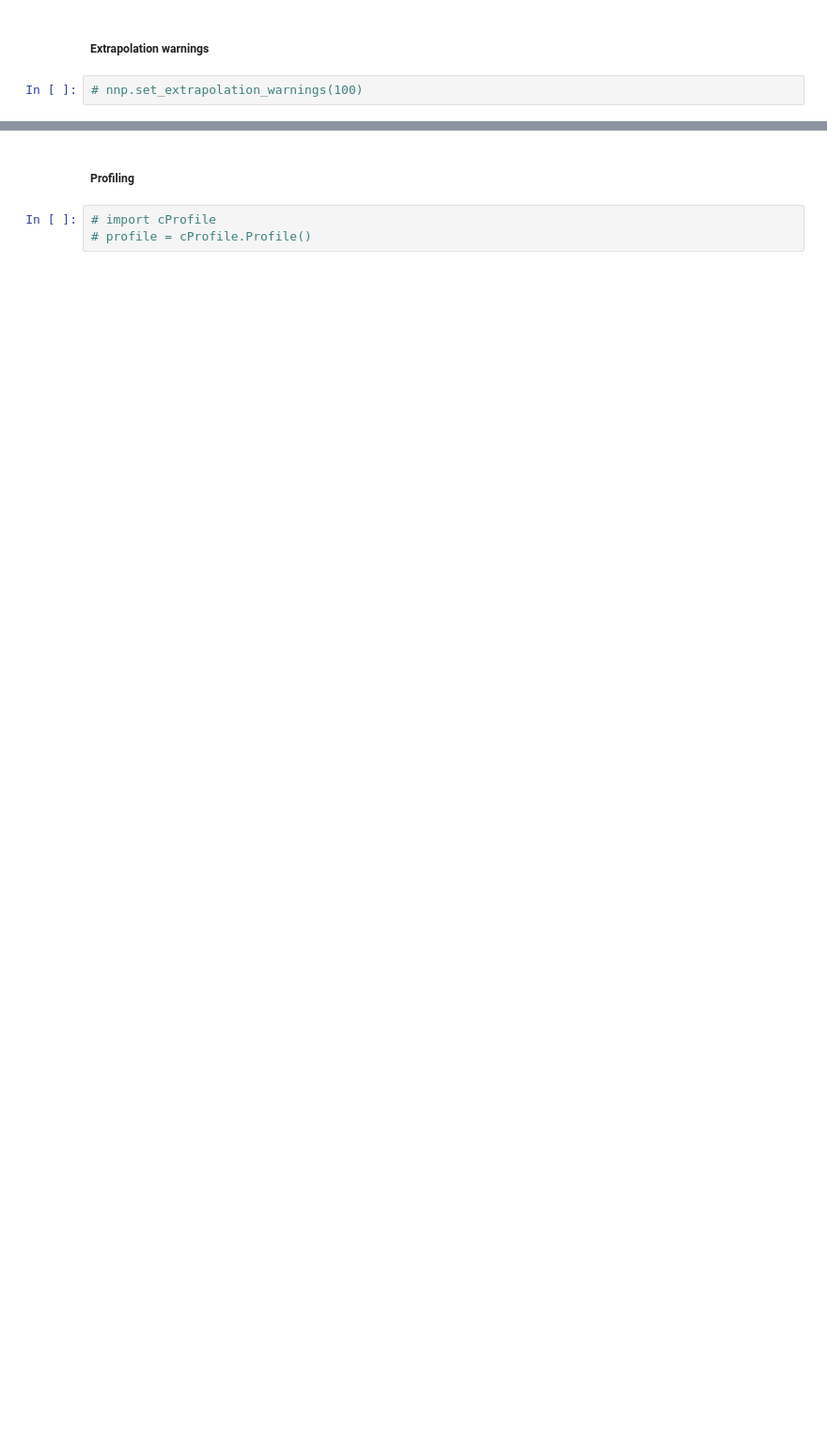
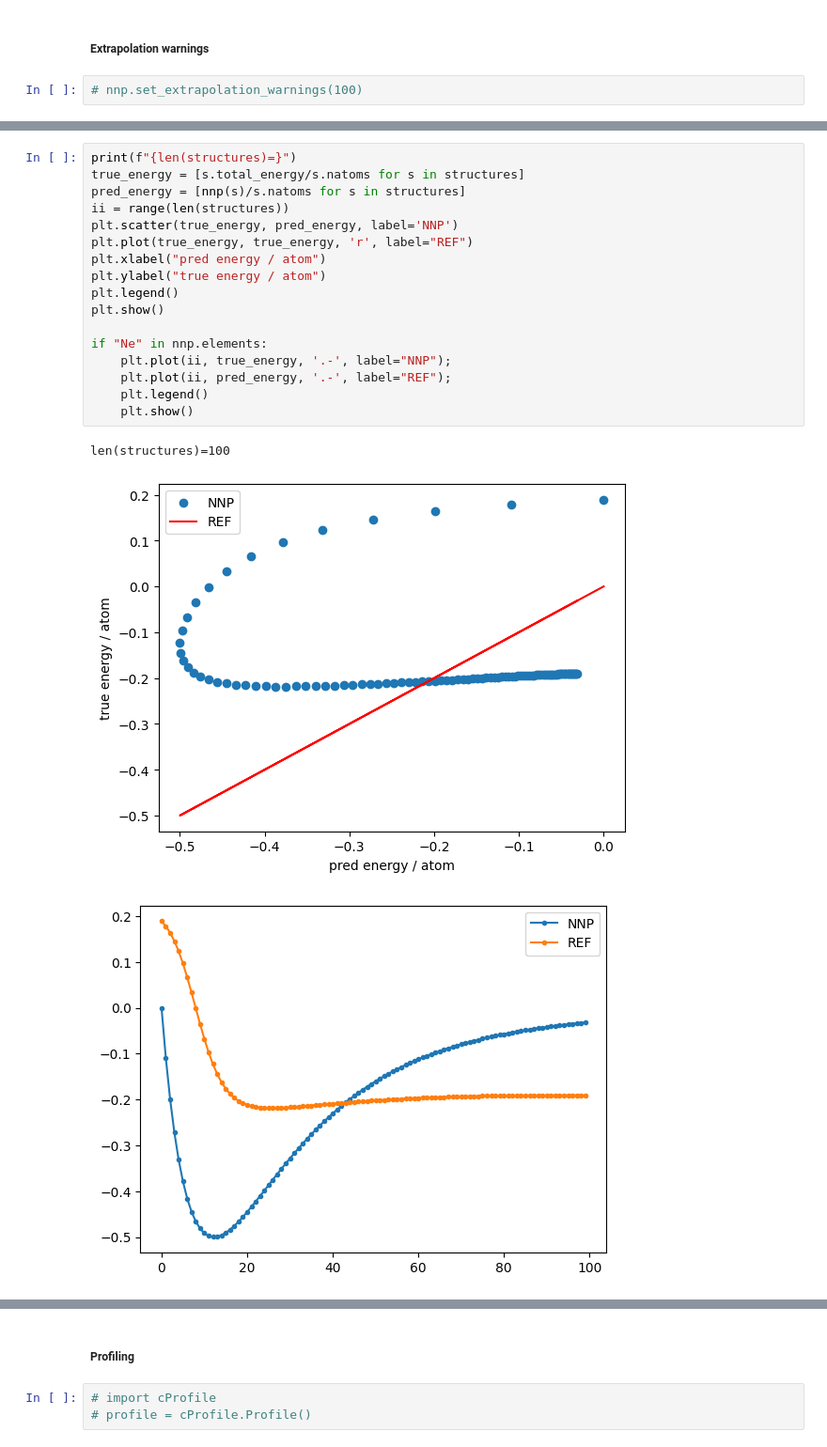
Before and after one commit to hghcomphys/pantea, a Jupyter notebook: examples/potential.ipynb, the cells around one changed output, grey strips where cells are left out. Shown at 94% size. Cells and saved outputs as stored; diff of their text form; blank space fills up the shorter version.

```diff
--- a/examples/potential.ipynb
+++ b/examples/potential.ipynb
@@ -127,0 +137,21 @@ nnp
+# %%
+print(f"{len(structures)=}")
+true_energy = [s.total_energy/s.natoms for s in structures]
+pred_energy = [nnp(s)/s.natoms for s in structures]
+ii = range(len(structures))
+plt.scatter(true_energy, pred_energy, label='NNP')
+plt.plot(true_energy, true_energy, 'r', label="REF")
+plt.xlabel("pred energy / atom")
+plt.ylabel("true energy / atom")
+plt.legend()
+plt.show()
+
+if "Ne" in nnp.elements:
+    plt.plot(ii, true_energy, '.-', label="NNP");
+    plt.plot(ii, pred_energy, '.-', label="REF");
+    plt.legend()
+    plt.show()
+# %% [output]
+len(structures)=100
+[figure, added]
+[figure, added]
```
Also changed, not shown: parts of 54 cells of this notebook, 1 other file.
